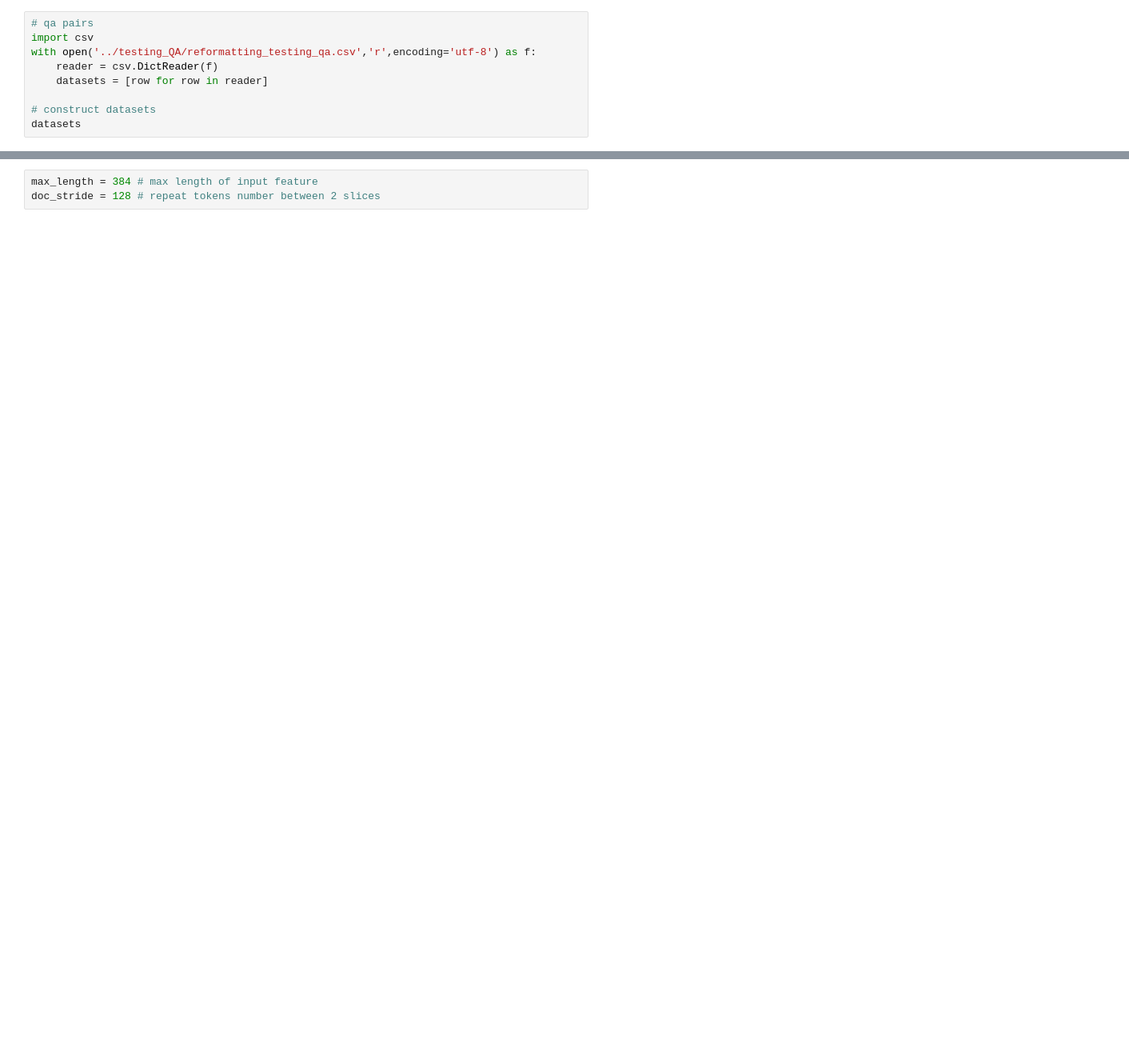
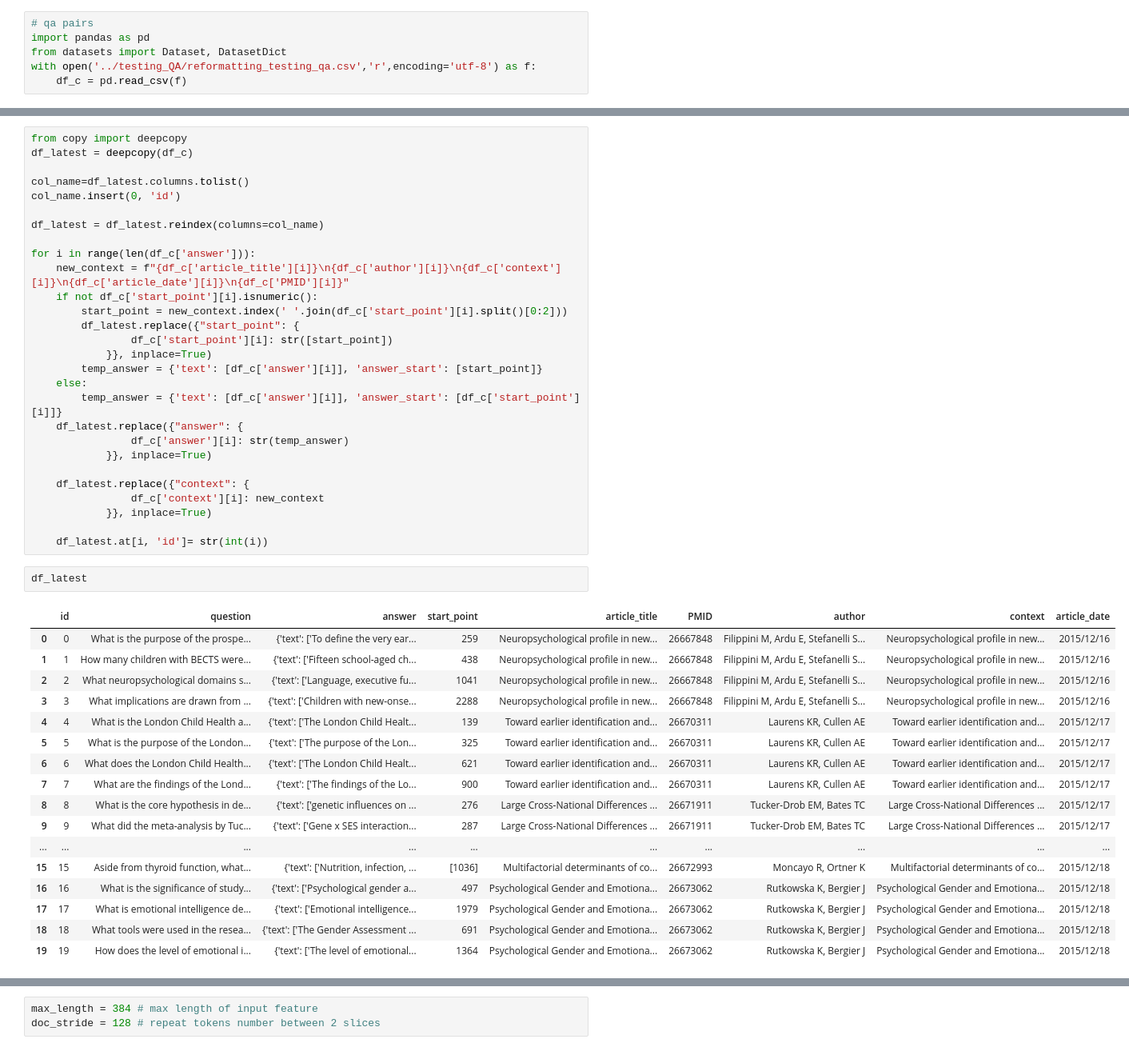
Before and after one commit to QA-system/QA-System-on-PubMed-INLPT-WS2023, a Jupyter notebook: answer_generation/answer_extraction.ipynb, the cells around one changed output, grey strips where cells are left out. Shown at 80% size. Saved outputs shown, nothing was run; the diff lists cells and outputs as text; blank space fills up the shorter version.

```diff
--- a/answer_generation/answer_extraction.ipynb
+++ b/answer_generation/answer_extraction.ipynb
@@ -8,10 +8,7 @@ model_checkpoint = "distilbert-base-uncased"
 batch_size = 16
 # %%
 # qa pairs
-import csv
+import pandas as pd
+from datasets import Dataset, DatasetDict
 with open('../testing_QA/reformatting_testing_qa.csv','r',encoding='utf-8') as f:
-    reader = csv.DictReader(f)
-    datasets = [row for row in reader]
-
-# construct datasets
-datasets
+    df_c = pd.read_csv(f)
@@ -60,0 +37,48 @@ testing_data
+# %%
+from copy import deepcopy
+df_latest = deepcopy(df_c)
+
+col_name=df_latest.columns.tolist()
+col_name.insert(0, 'id')
+
+df_latest = df_latest.reindex(columns=col_name)
+
+for i in range(len(df_c['answer'])):
+    new_context = f"{df_c['article_title'][i]}\n{df_c['author'][i]}\n{df_c['context'][i]}\n{df_c['article_date'][i]}\n{df_c['PMID'][i]}"
+    if not df_c['start_point'][i].isnumeric():
+        start_point = new_context.index(' '.join(df_c['start_point'][i].split()[0:2]))
+        df_latest.replace({"start_point": {
+                df_c['start_point'][i]: str([start_point])
+            }}, inplace=True)
+        temp_answer = {'text': [df_c['answer'][i]], 'answer_start': [start_point]}
+    else:
+        temp_answer = {'text': [df_c['answer'][i]], 'answer_start': [df_c['start_point'][i]]}
+    df_latest.replace({"answer": {
+                df_c['answer'][i]: str(temp_answer)
+            }}, inplace=True)
+
+    df_latest.replace({"context": {
+                df_c['context'][i]: new_context
+            }}, inplace=True)
+
+    df_latest.at[i, 'id']= str(int(i))
+# %%
+df_latest
+# %% [output]
+|  | id | question | answer | start_point | article_title | PMID | author | context | article_date |
+| 0 | 0 | What is the purpose of the prospe... | {'text': ['To define the very ear... | 259 | Neuropsychological profile in new... | 26667848 | Filippini M, Ardu E, Stefanelli S... | Neuropsychological profile in new... | 2015/12/16 |
+| 1 | 1 | How many children with BECTS were... | {'text': ['Fifteen school-aged ch... | 438 | Neuropsychological profile in new... | 26667848 | Filippini M, Ardu E, Stefanelli S... | Neuropsychological profile in new... | 2015/12/16 |
+| 2 | 2 | What neuropsychological domains s... | {'text': ['Language, executive fu... | 1041 | Neuropsychological profile in new... | 26667848 | Filippini M, Ardu E, Stefanelli S... | Neuropsychological profile in new... | 2015/12/16 |
+| 3 | 3 | What implications are drawn from ... | {'text': ['Children with new-onse... | 2288 | Neuropsychological profile in new... | 26667848 | Filippini M, Ardu E, Stefanelli S... | Neuropsychological profile in new... | 2015/12/16 |
+| 4 | 4 | What is the London Child Health a... | {'text': ['The London Child Healt... | 139 | Toward earlier identification and... | 26670311 | Laurens KR, Cullen AE | Toward earlier identification and... | 2015/12/17 |
+| 5 | 5 | What is the purpose of the London... | {'text': ['The purpose of the Lon... | 325 | Toward earlier identification and... | 26670311 | Laurens KR, Cullen AE | Toward earlier identification and... | 2015/12/17 |
+| 6 | 6 | What does the London Child Health... | {'text': ['The London Child Healt... | 621 | Toward earlier identification and... | 26670311 | Laurens KR, Cullen AE | Toward earlier identification and... | 2015/12/17 |
+| 7 | 7 | What are the findings of the Lond... | {'text': ['The findings of the Lo... | 900 | Toward earlier identification and... | 26670311 | Laurens KR, Cullen AE | Toward earlier identification and... | 2015/12/17 |
+| 8 | 8 | What is the core hypothesis in de... | {'text': ['genetic influences on ... | 276 | Large Cross-National Differences ... | 26671911 | Tucker-Drob EM, Bates TC | Large Cross-National Differences ... | 2015/12/17 |
+| 9 | 9 | What did the meta-analysis by Tuc... | {'text': ['Gene x SES interaction... | 287 | Large Cross-National Differences ... | 26671911 | Tucker-Drob EM, Bates TC | Large Cross-National Differences ... | 2015/12/17 |
+| ... | ... | ... | ... | ... | ... | ... | ... | ... | ... |
+| 15 | 15 | Aside from thyroid function, what... | {'text': ['Nutrition, infection, ... | [1036] | Multifactorial determinants of co... | 26672993 | Moncayo R, Ortner K | Multifactorial determinants of co... | 2015/12/18 |
+| 16 | 16 | What is the significance of study... | {'text': ['Psychological gender a... | 497 | Psychological Gender and Emotiona... | 26673062 | Rutkowska K, Bergier J | Psychological Gender and Emotiona... | 2015/12/18 |
+| 17 | 17 | What is emotional intelligence de... | {'text': ['Emotional intelligence... | 1979 | Psychological Gender and Emotiona... | 26673062 | Rutkowska K, Bergier J | Psychological Gender and Emotiona... | 2015/12/18 |
+| 18 | 18 | What tools were used in the resea... | {'text': ['The Gender Assessment ... | 691 | Psychological Gender and Emotiona... | 26673062 | Rutkowska K, Bergier J | Psychological Gender and Emotiona... | 2015/12/18 |
+| 19 | 19 | How does the level of emotional i... | {'text': ['The level of emotional... | 1364 | Psychological Gender and Emotiona... | 26673062 | Rutkowska K, Bergier J | Psychological Gender and Emotiona... | 2015/12/18 |
```
Also changed, not shown: parts of 43 cells of this notebook.
